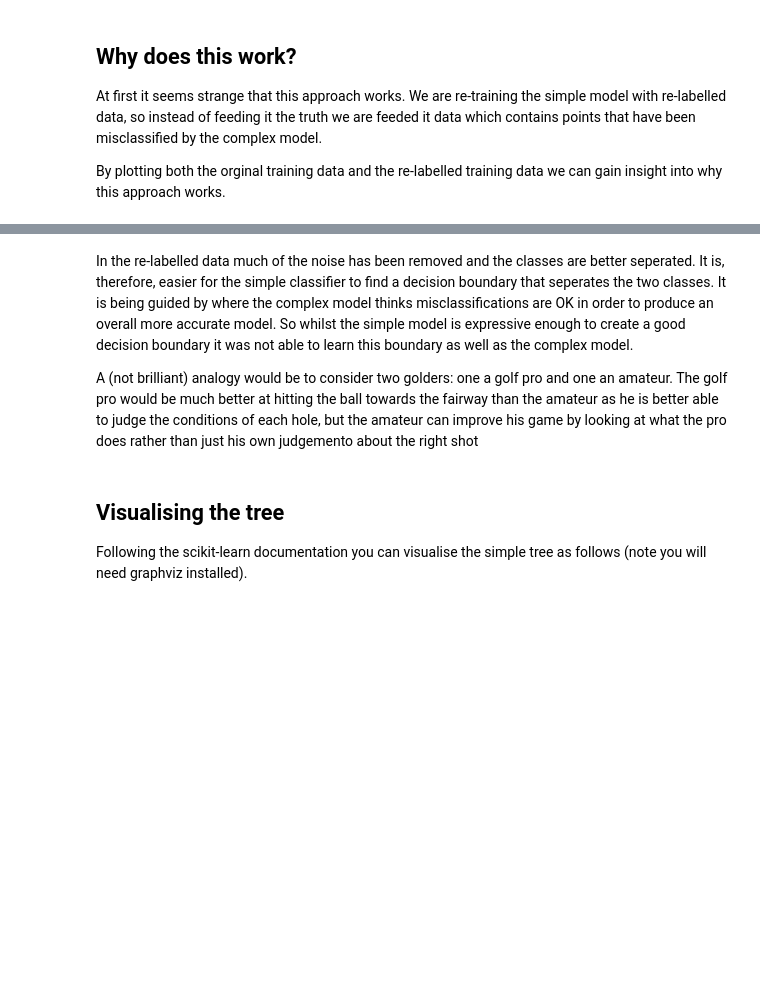
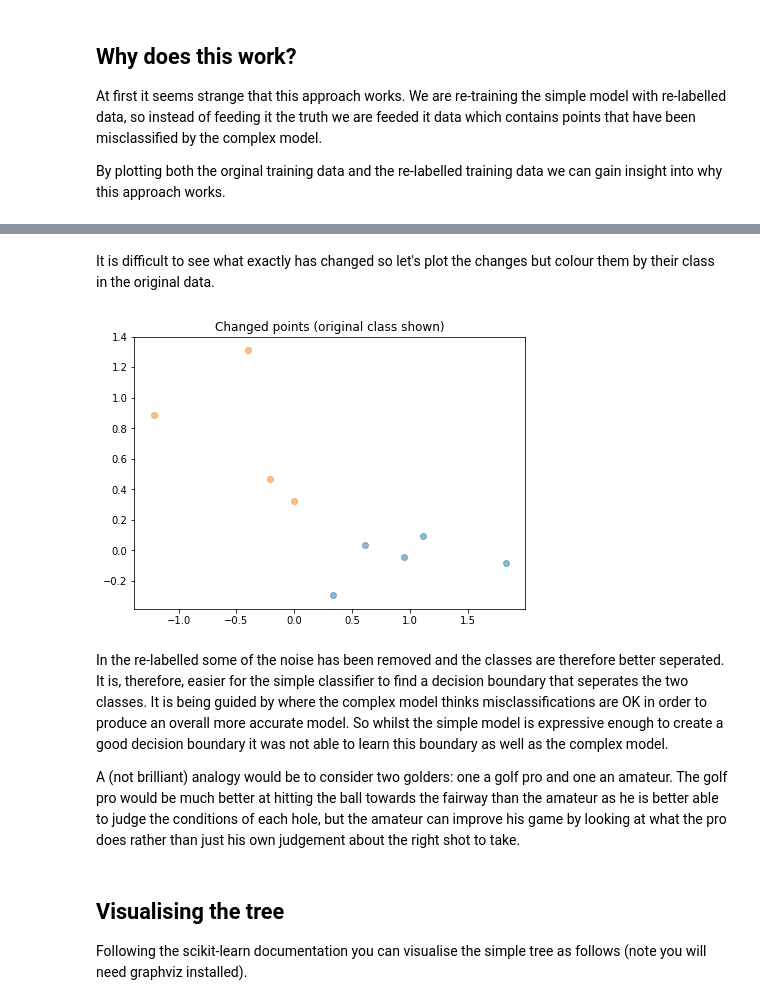
Before and after one commit to jjfallon/ds-notes, a Jupyter notebook: trees-to-tree.ipynb, the cells around one changed output, grey strips where cells are left out. Cells and saved outputs as stored; diff of their text form; code cells hidden in the pictures; blank space fills up the shorter version.

```diff
--- a/trees-to-tree.ipynb
+++ b/trees-to-tree.ipynb
@@ -142,7 +141,24 @@ plt.show()
+# %% [markdown]
+It is difficult to see what exactly has changed so let's plot the changes but colour them by their class in the original data.
+# %%
+# Changed points:
+#  -1 indicates 1 changed to 0
+#  +1 indicates 0 changed to 1
+y_changed = y_train - y_new
+
+
+fig, sub3 = plt.subplots(figsize=(7,5))
+sub3.scatter(X_train[y_changed == -1, 0], X_train[y_changed == -1, 1], alpha=0.5)
+sub3.scatter(X_train[y_changed == 1, 0], X_train[y_changed == 1, 1], alpha=0.5)
+sub3.set_title('Changed points (original class shown)')
+
+plt.show()
+# %% [output]
+[figure, added]
 # %% [markdown]
-In the re-labelled data much of the noise has been removed and the classes are better seperated. It is, therefore, easier for the simple classifier to find a decision boundary that seperates the two classes. It is being guided by where the complex model thinks misclassifications are OK in order to produce an overall more accurate model. So whilst the simple model is expressive enough to create a good decision boundary it was not able to learn this boundary as well as the complex model.
+In the re-labelled some of the noise has been removed and the classes are therefore better seperated. It is, therefore, easier for the simple classifier to find a decision boundary that seperates the two classes. It is being guided by where the complex model thinks misclassifications are OK in order to produce an overall more accurate model. So whilst the simple model is expressive enough to create a good decision boundary it was not able to learn this boundary as well as the complex model.
 
-A (not brilliant) analogy would be to consider two golders: one a golf pro and one an amateur. The golf pro would be much better at hitting the ball towards the fairway than the amateur as he is better able to judge the conditions of each hole, but the amateur can improve his game by looking at what the pro does rather than just his own judgemento about the right shot
+A (not brilliant) analogy would be to consider two golders: one a golf pro and one an amateur. The golf pro would be much better at hitting the ball towards the fairway than the amateur as he is better able to judge the conditions of each hole, but the amateur can improve his game by looking at what the pro does rather than just his own judgement about the right shot to take.
 # %% [markdown]
 ## Visualising the tree
 
```
Also changed, not shown: parts of 2 cells of this notebook.
